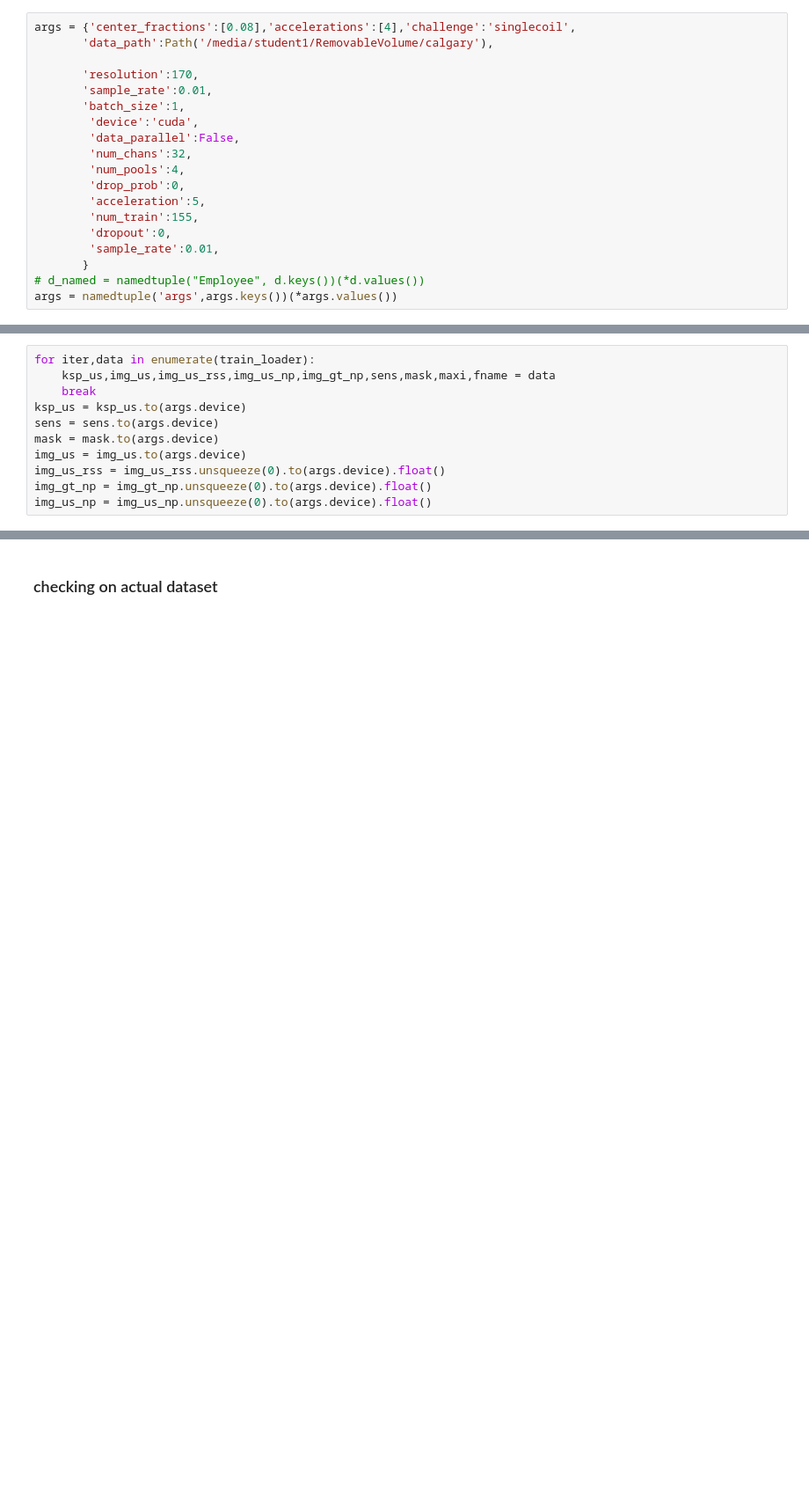
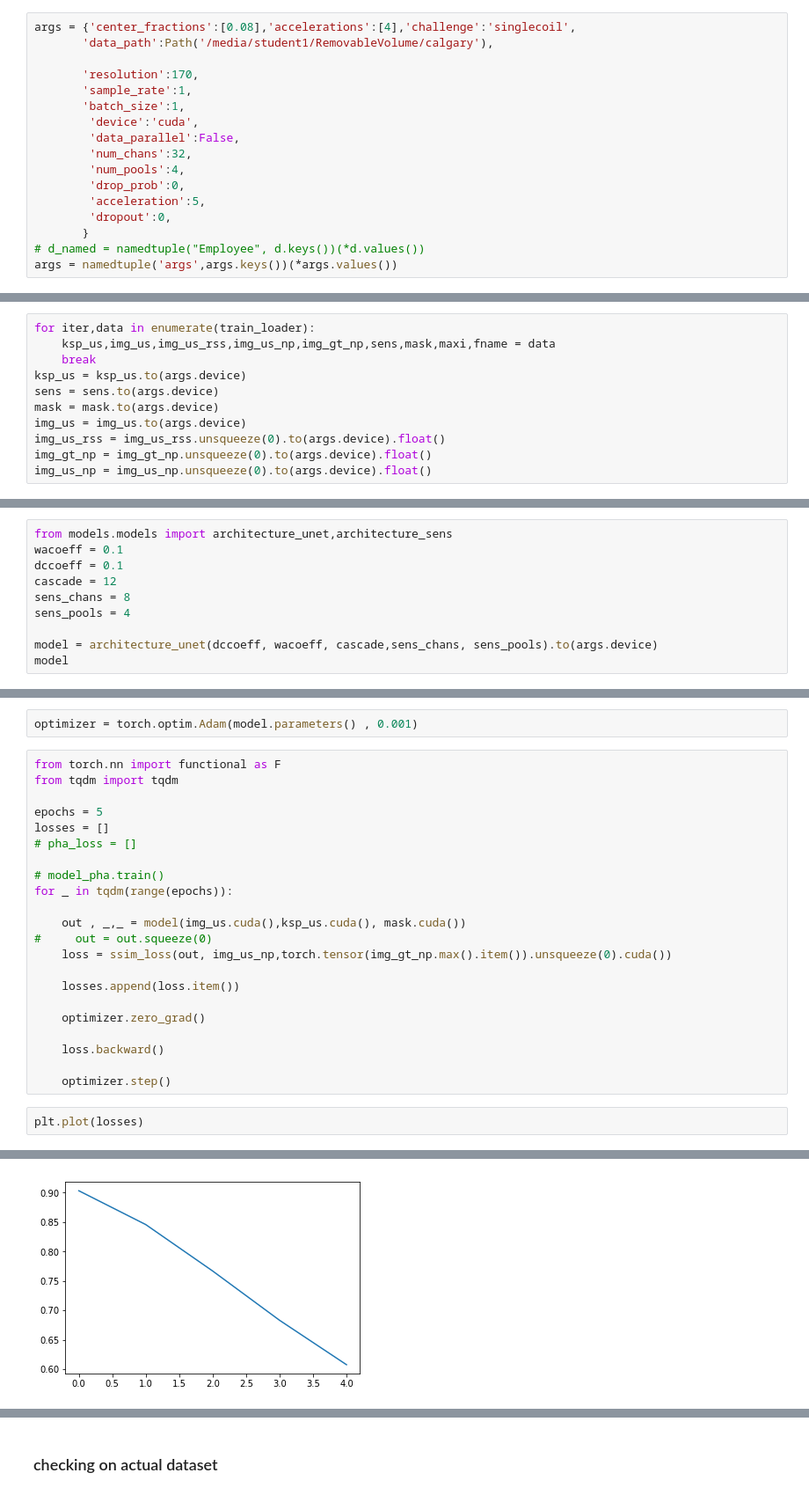
Before and after one commit to amritkumar9595/calgary_midl, a Jupyter notebook: pretext tasks.ipynb, the cells around one changed output, grey strips where cells are left out. Shown at 88% size. Drawn from its saved outputs; the diff is of its cells as text; blank space fills up the shorter version.

```diff
--- a/pretext tasks.ipynb
+++ b/pretext tasks.ipynb
@@ -23,7 +23,7 @@ args = {'center_fractions':[0.08],'accelerations':[4],'challenge':'singlecoil',
        'data_path':Path('/media/student1/RemovableVolume/calgary'),
 
        'resolution':170,
-       'sample_rate':0.01,
+       'sample_rate':1,
        'batch_size':1,
         'device':'cuda',
         'data_parallel':False,
@@ -31,9 +31,7 @@ args = {'center_fractions':[0.08],'accelerations':[4],'challenge':'singlecoil',
         'num_pools':4,
         'drop_prob':0,
         'acceleration':5,
-        'num_train':155,
         'dropout':0,
-        'sample_rate':0.01,
        }
 # d_named = namedtuple("Employee", d.keys())(*d.values())
 args = namedtuple('args',args.keys())(*args.values())
@@ -95,0 +86,10 @@ Channel-wise sensitivity maps
+# %%
+from models.models import architecture_unet,architecture_sens
+wacoeff = 0.1
+dccoeff = 0.1
+cascade = 12
+sens_chans = 8
+sens_pools = 4
+
+model = architecture_unet(dccoeff, wacoeff, cascade,sens_chans, sens_pools).to(args.device)
+model
@@ -95,0 +114,27 @@ Channel-wise sensitivity maps
+# %%
+optimizer = torch.optim.Adam(model.parameters() , 0.001)
+# %%
+from torch.nn import functional as F
+from tqdm import tqdm
+
+epochs = 5
+losses = []
+# pha_loss = []
+
+# model_pha.train()
+for _ in tqdm(range(epochs)):
+
+    out , _,_ = model(img_us.cuda(),ksp_us.cuda(), mask.cuda())
+#     out = out.squeeze(0)
+    loss = ssim_loss(out, img_us_np,torch.tensor(img_gt_np.max().item()).unsqueeze(0).cuda())
+
+    losses.append(loss.item())
+
+    optimizer.zero_grad()
+
+    loss.backward()
+
+    optimizer.step()
+# %%
+plt.plot(losses)
+# %% [output]
@@ -95,0 +142 @@ Channel-wise sensitivity maps
+[figure, added]
```
Also changed, not shown: parts of 14 cells of this notebook, 12 other files.
